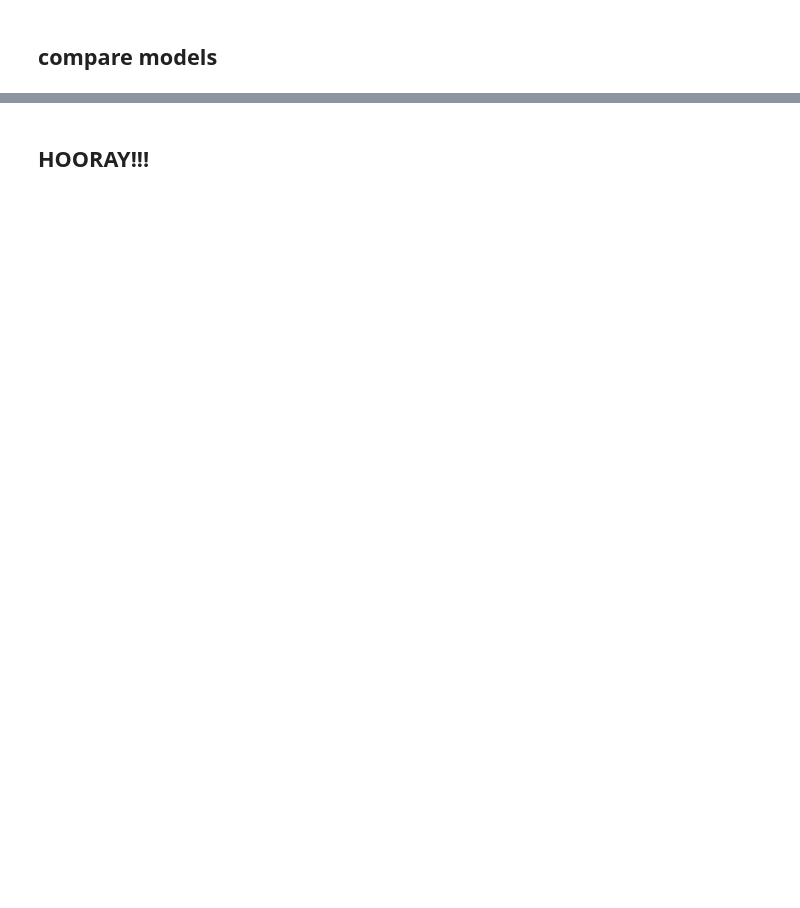
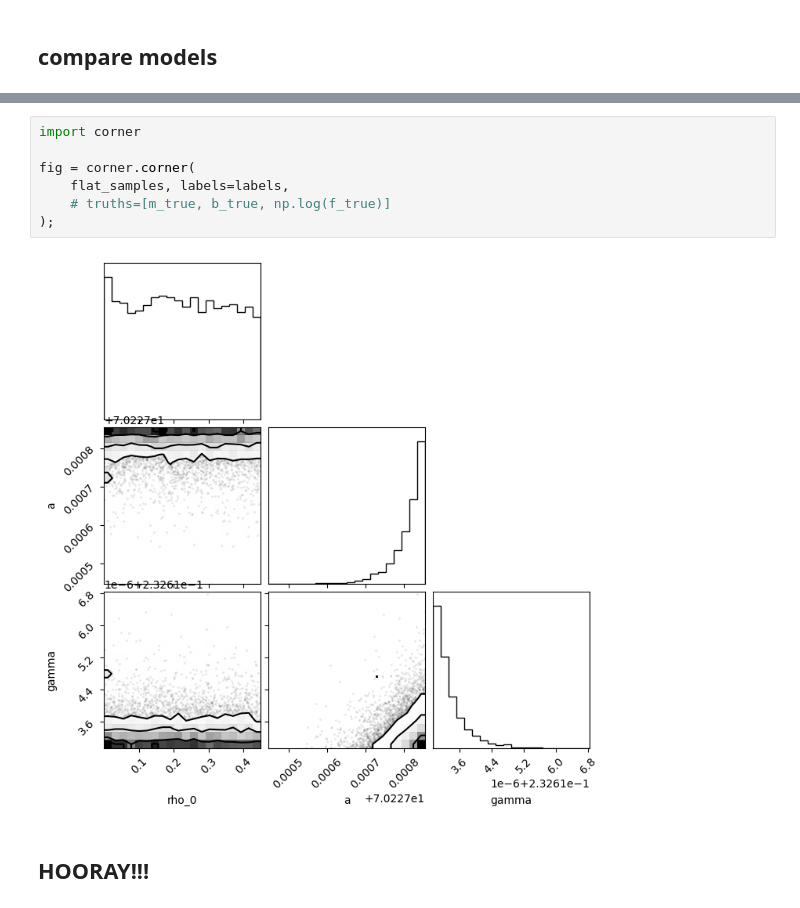
Before and after one commit to olgaborodina/be-open, a Jupyter notebook: main-project.ipynb, the cells around one changed output, grey strips where cells are left out. Cells and saved outputs as stored; diff of their text form; blank space fills up the shorter version.

```diff
--- a/main-project.ipynb
+++ b/main-project.ipynb
@@ -305,2 +422,11 @@ aic.aic(CDF_interp_func(x_axis), pdf2cdf(x_axis, profile, *soln.x), len(init))
+# %%
+import corner
+
+fig = corner.corner(
+    flat_samples, labels=labels,
+    # truths=[m_true, b_true, np.log(f_true)]
+);
+# %% [output]
+[figure, added]
 # %% [markdown]
 ## HOORAY!!!
```
Also changed, not shown: parts of 14 cells of this notebook.
